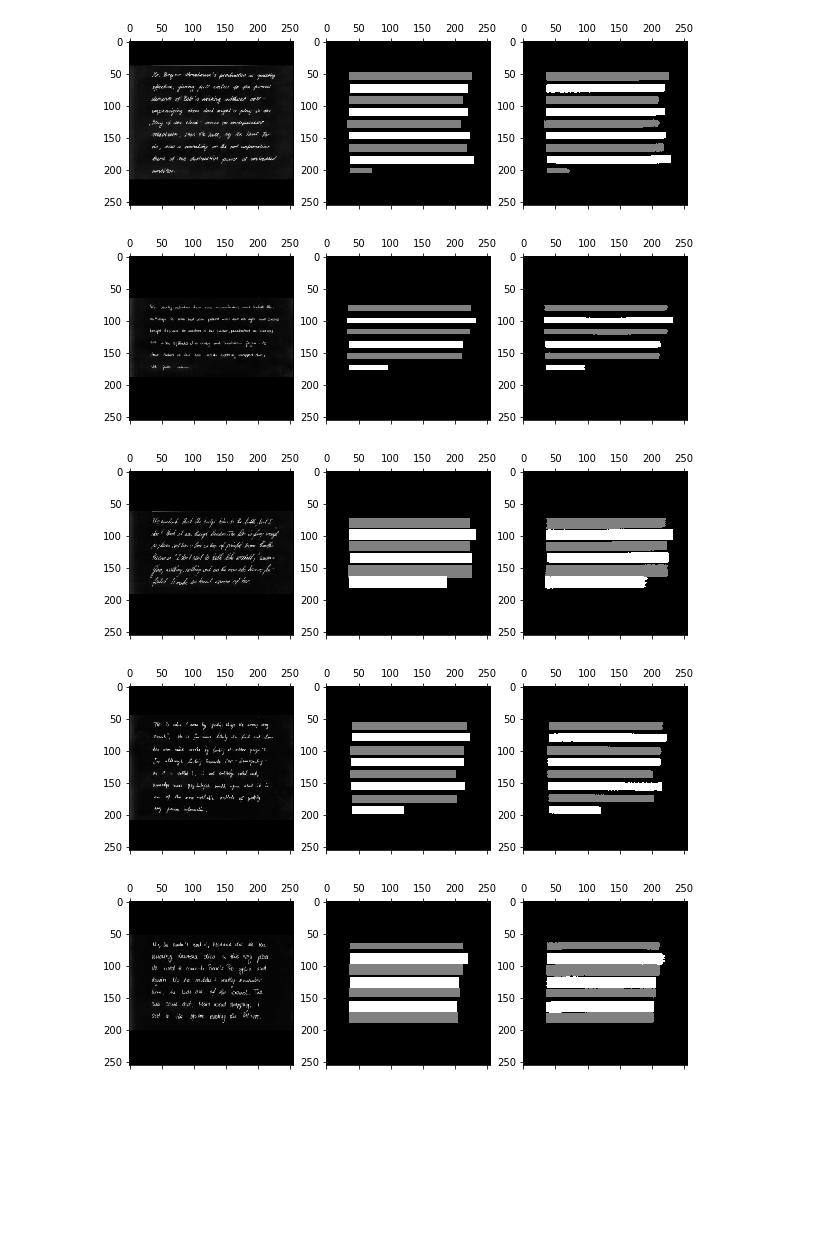
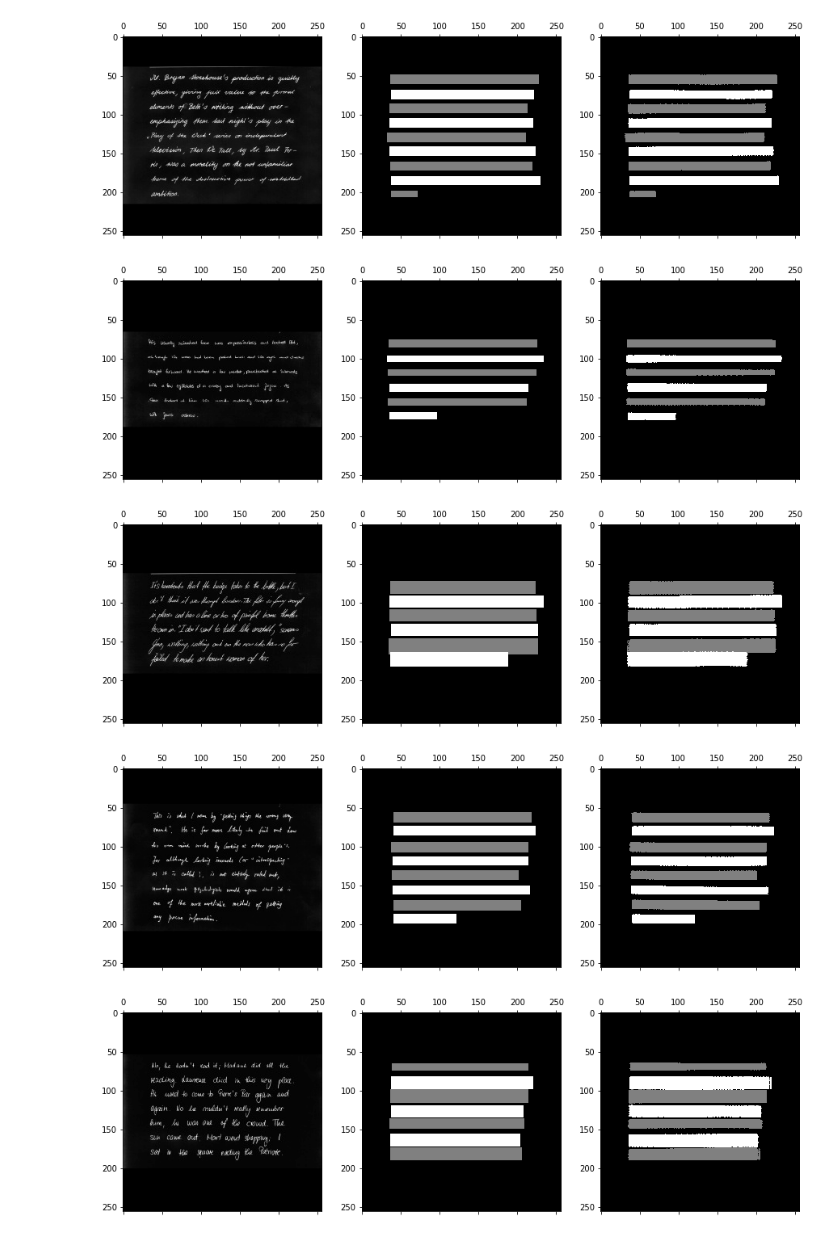
Before and after one commit to the-full-stack/fsdl-text-recognizer, a Jupyter notebook: notebooks/04b-look-at-line-detector-predictions.ipynb, the cells around one changed output. Saved outputs shown, nothing was run; the diff lists cells and outputs as text; code cells hidden in the pictures; blank space fills up the shorter version.

```diff
--- a/notebooks/04b-look-at-line-detector-predictions.ipynb
+++ b/notebooks/04b-look-at-line-detector-predictions.ipynb
@@ -57,22 +49,23 @@ Trainable params: 165,795
 Non-trainable params: 0
 __________________________________________________________________________________________________
 # %%
-# Let's look at some test predictions
+# Let's look at some test images, ground truth, and predictions
 
 for ind in range(5):
     image = paragraphs_dataset.x_test[ind]
     gt = paragraphs_dataset.y_test[ind].argmax(-1)
     pred = line_detector_model.predict_on_image(image).argmax(-1)
-    fig = plt.figure(figsize=(10, 5))
+
+    fig = plt.figure(figsize=(15, 5))
     ax1 = fig.add_subplot(131)
     ax1.matshow(image, cmap='gray')
     ax2 = fig.add_subplot(132)
     ax2.matshow(gt, cmap='gray')
     ax3 = fig.add_subplot(133)
     ax3.matshow(pred, cmap='gray')
 # %% [output]
-[figure, old version]
+[figure, new version]
-[figure, old version]
+[figure, new version]
-[figure, old version]
+[figure, new version]
-[figure, old version]
+[figure, new version]
-[figure, old version]
+[figure, new version]
```
Also changed, not shown: parts of 4 cells of this notebook, 6 other files.
